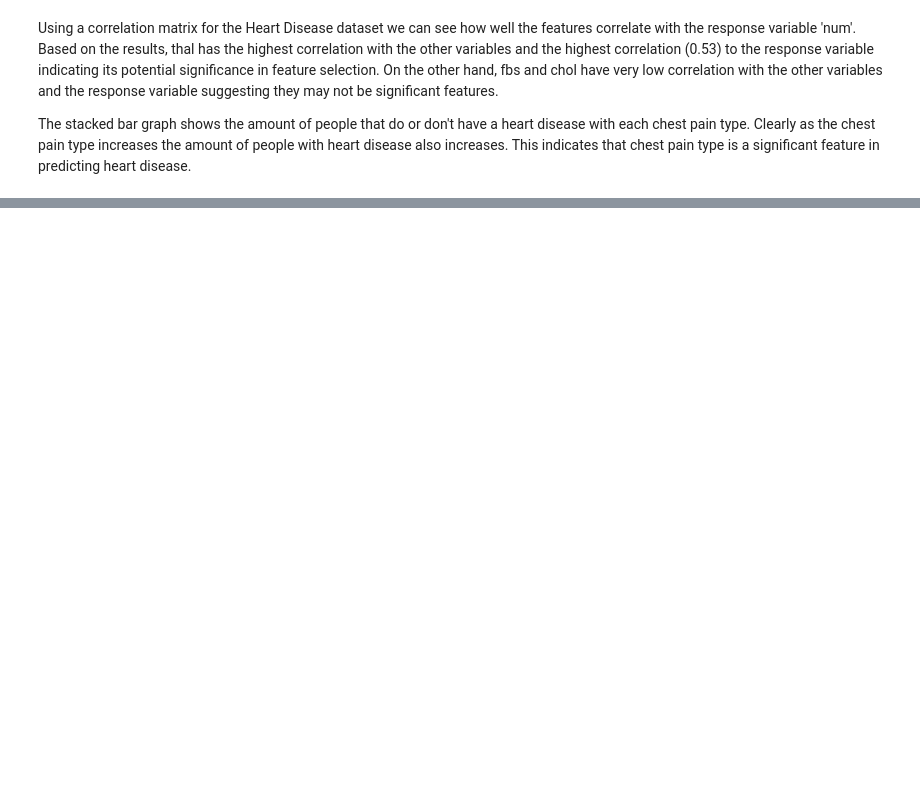
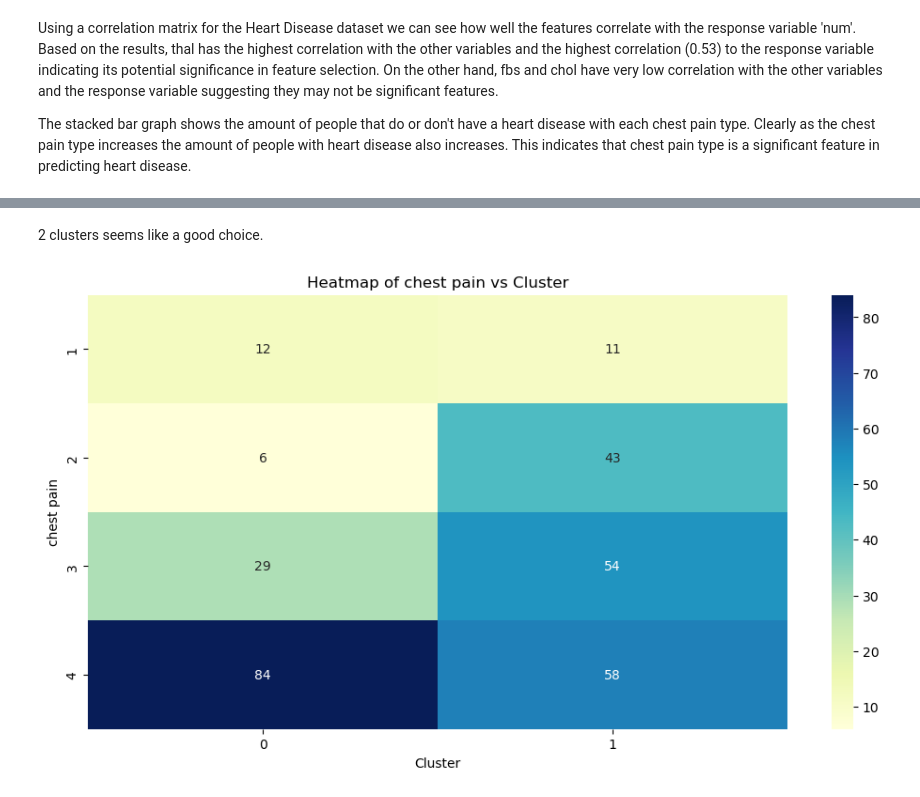
Before and after one commit to West3104/Assignment-6, a Jupyter notebook: assignment6.ipynb, the cells around one changed output, grey strips where cells are left out. Saved outputs shown, nothing was run; the diff lists cells and outputs as text; code cells hidden in the pictures; blank space fills up the shorter version.

```diff
--- a/assignment6.ipynb
+++ b/assignment6.ipynb
@@ -91,0 +175,19 @@ The stacked bar graph shows the amount of people that do or don't have a heart d
+# %% [markdown]
+2 clusters seems like a good choice.
+# %%
+chest_pain = [1,2,3,4]
+heart_diseaseD['cp']=  pd.Categorical(heart_diseaseD['cp'], categories=chest_pain, ordered=True)
+
+km = KMeans(n_clusters = 2, n_init = 20, random_state=0)
+km.fit_predict(heart_diseaseDrop)
+heart_diseaseD['cluster'] = km.labels_
+heart_diseaseD['cluster'] = heart_diseaseD['cluster'].astype('category')
+
+plt.figure(figsize=(12, 6))
+sns.heatmap(pd.crosstab(heart_diseaseD['cp'], heart_diseaseD['cluster']), annot=True, fmt='d', cmap='YlGnBu')
+plt.title('Heatmap of chest pain vs Cluster')
+plt.xlabel('Cluster')
+plt.ylabel('chest pain')
+plt.show()
+# %% [output]
+[figure, added]
```
Also changed, not shown: parts of 41 cells of this notebook.
